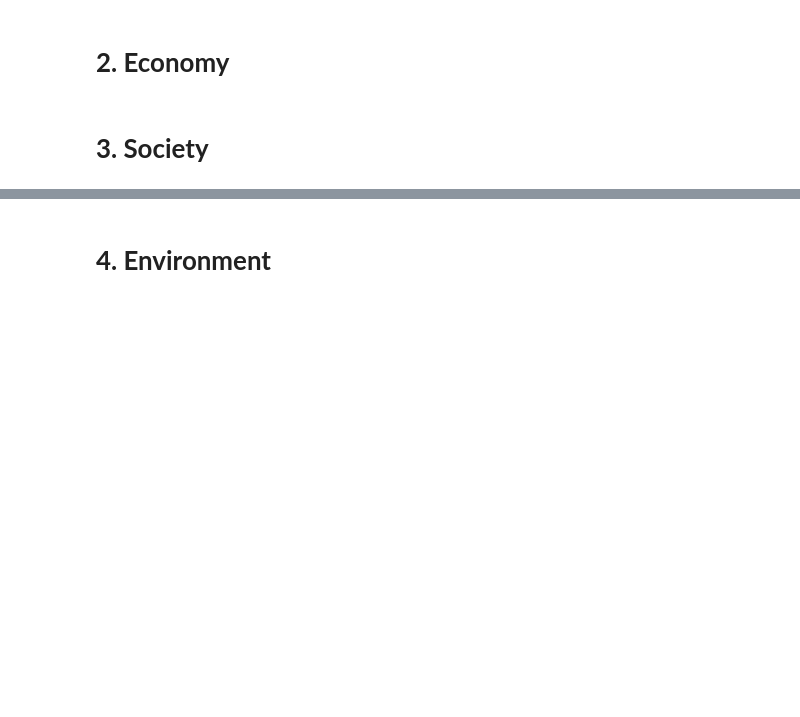
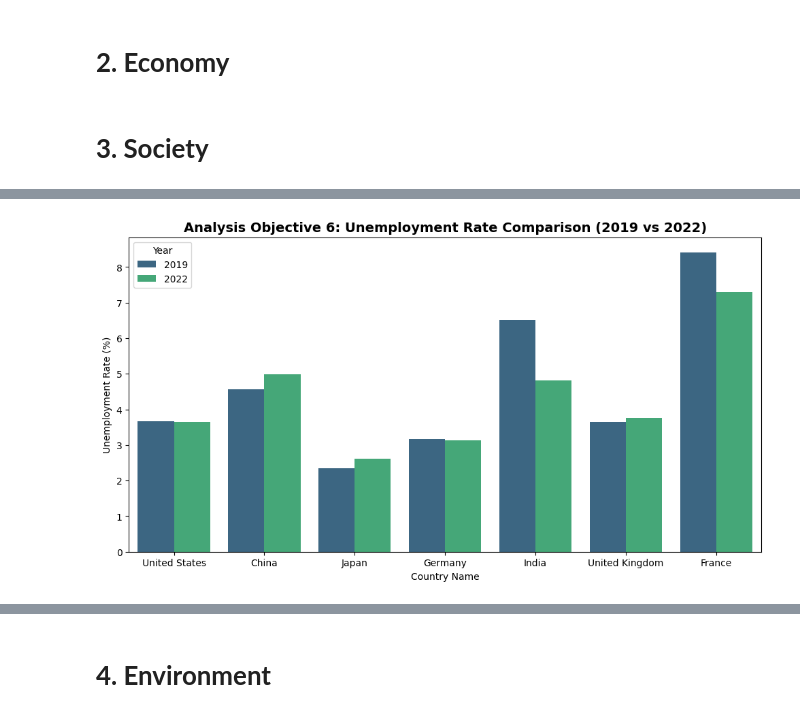
Before and after one commit to pqthinh232/DV-Lab-02-Data-mining-and-Visualization, a Jupyter notebook: submissions/Thien.ipynb, the cells around one changed output, grey strips where cells are left out. Drawn from its saved outputs; the diff is of its cells as text; code cells hidden in the pictures; blank space fills up the shorter version.

```diff
--- a/submissions/Thien.ipynb
+++ b/submissions/Thien.ipynb
@@ -252,0 +352,16 @@ df_final.to_csv("data_imputed.csv", index=False)
+# %%
+# 1. Filter for Objective 6
+indicator_unemp = 'Unemployment, total (% of total labor force) (modeled ILO estimate)'
+df_obj6 = df_imputed[(df_imputed['Country Name'].isin(countries)) & (df_imputed['Series Name'] == indicator_unemp)]
+
+# 2. Reshape data for plotting
+df_bar = df_obj6[['Country Name', '2019', '2022']].melt(id_vars='Country Name', var_name='Year', value_name='Rate')
+
+# 3. Visualization
+plt.figure(figsize=(12, 6))
+sns.barplot(data=df_bar, x='Country Name', y='Rate', hue='Year', palette='viridis')
+plt.title('Analysis Objective 6: Unemployment Rate Comparison (2019 vs 2022)', fontsize=14, fontweight='bold')
+plt.ylabel('Unemployment Rate (%)')
+plt.show()
+# %% [output]
+[figure, added]
```
Also changed, not shown: parts of 13 cells of this notebook.
